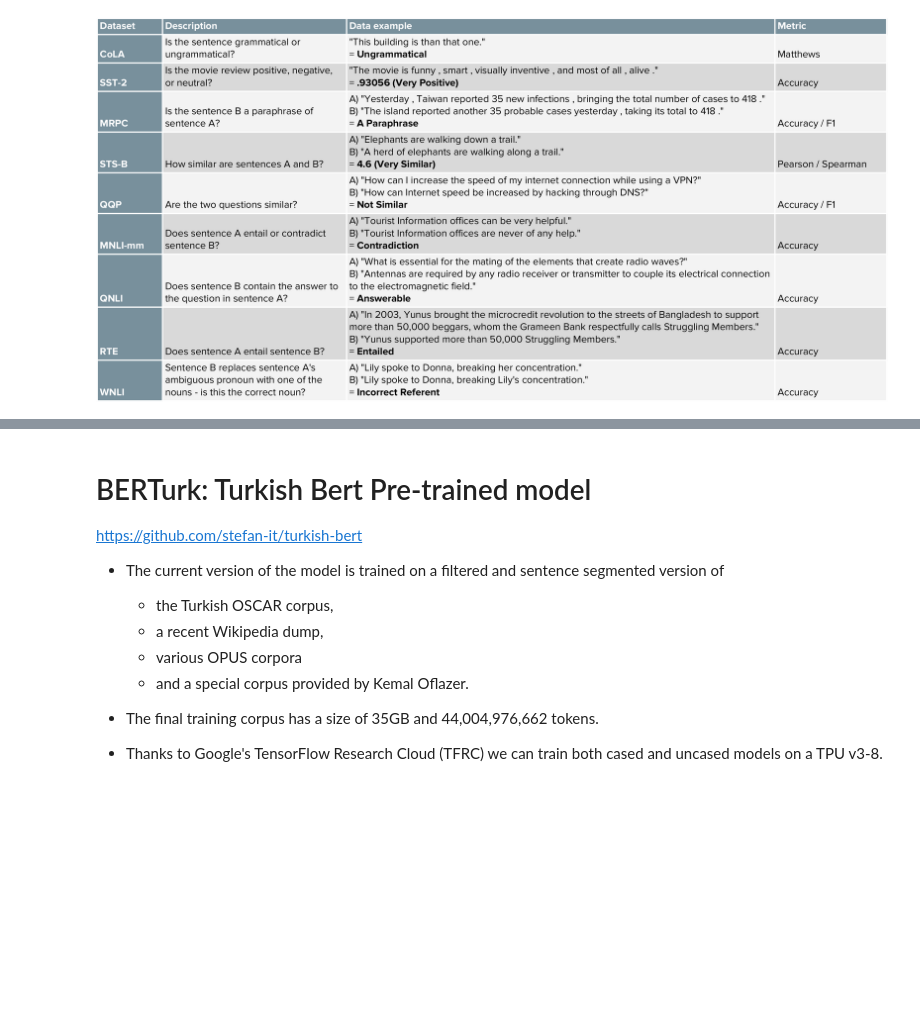
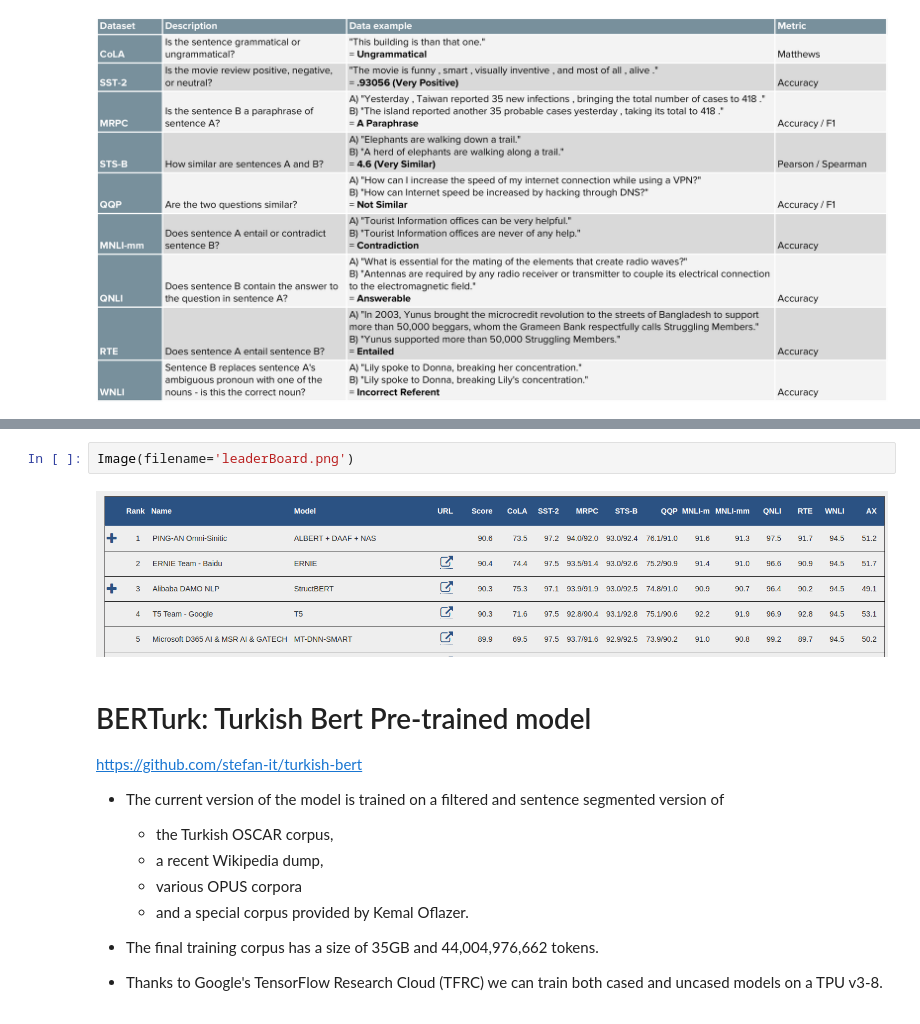
Before and after one commit to savasy/Turkish-Bert-NLP-Pipeline, a Jupyter notebook: Turkish NLP Pipeline Presentation.ipynb, the cells around one changed output, grey strips where cells are left out. Drawn from its saved outputs; the diff is of its cells as text; blank space fills up the shorter version.

```diff
--- a/Turkish NLP Pipeline Presentation.ipynb
+++ b/Turkish NLP Pipeline Presentation.ipynb
@@ -147,3 +198,7 @@ Image(filename='glue.png')
+# %%
+Image(filename='leaderBoard.png')
+# %% [output]
+[figure, added]
 # %% [markdown]
 # BERTurk: Turkish Bert Pre-trained model
 https://github.com/stefan-it/turkish-bert
```
Also changed, not shown: parts of 28 cells of this notebook, 2 other files.
